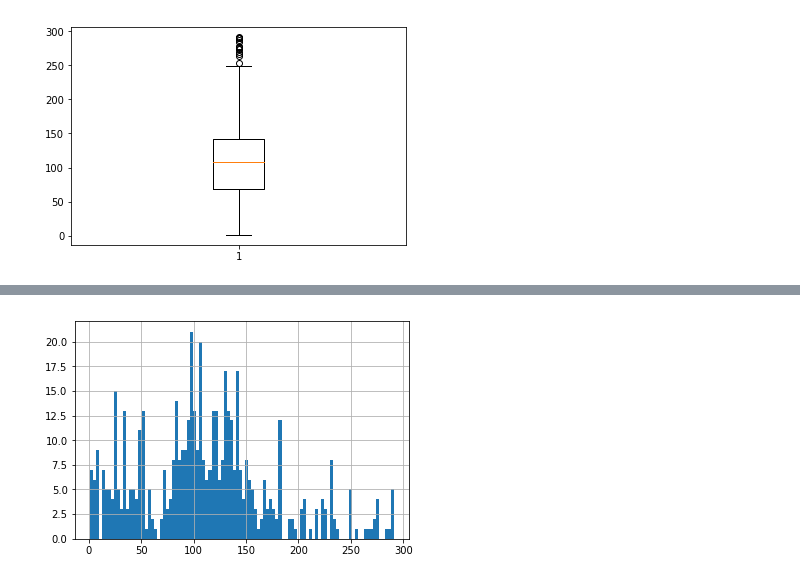
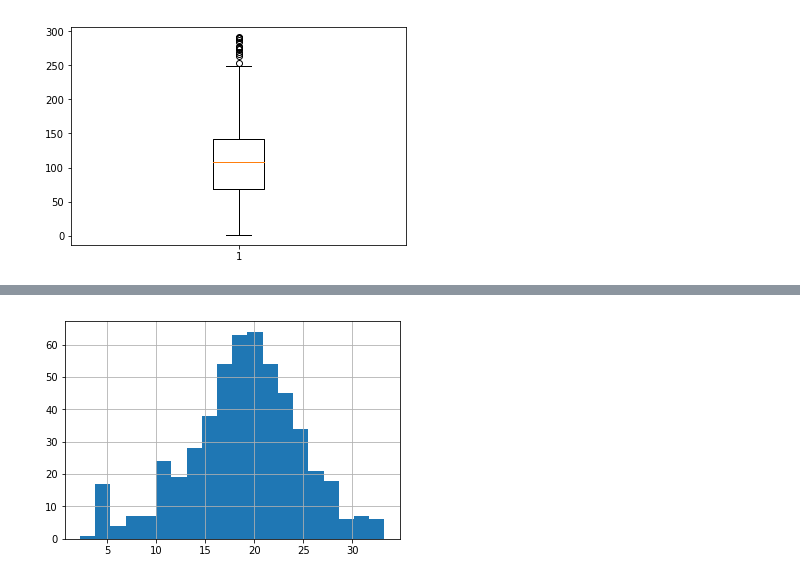
Before and after one commit to ssp4all/Data-Mining, a Jupyter notebook: forest_visualisation_k.ipynb, the cells around one changed output, grey strips where cells are left out. Drawn from its saved outputs; the diff is of its cells as text; code cells hidden in the pictures.

```diff
--- a/forest_visualisation_k.ipynb
+++ b/forest_visualisation_k.ipynb
@@ -6,3 +7,0 @@ import pandas as pd
-# %%
-df = pd.read_csv('forestfires.csv')
-df.head()
@@ -75,5 +55,5 @@ df[df["FFMC"] <= q]
 # %%
-df['DMC'].hist(bins=100)
+df['temp'].hist(bins=20)
 plt.show()
 # %% [output]
-[figure, old version]
+[figure, new version]
```
Also changed, not shown: parts of 11 cells of this notebook.
